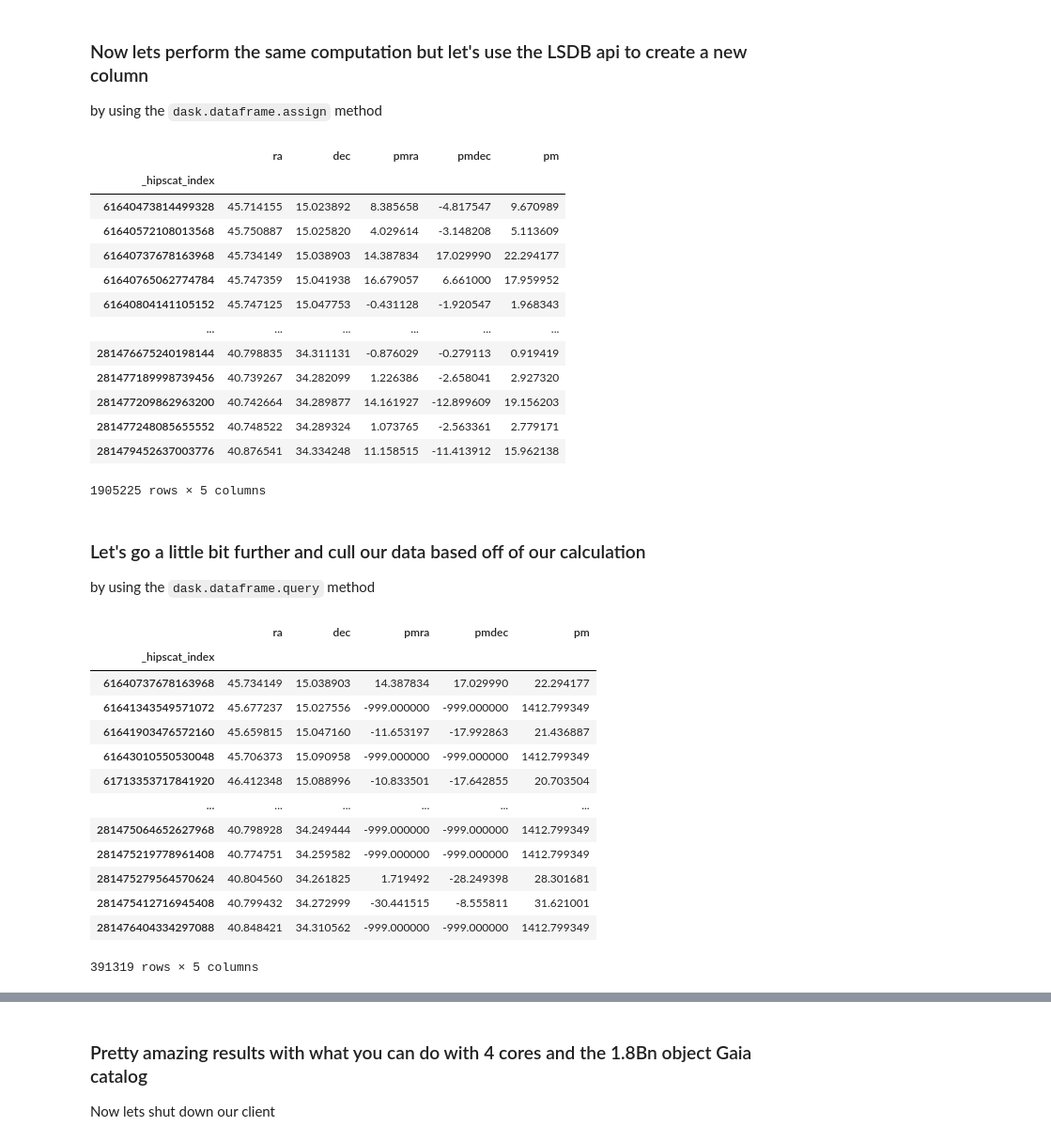
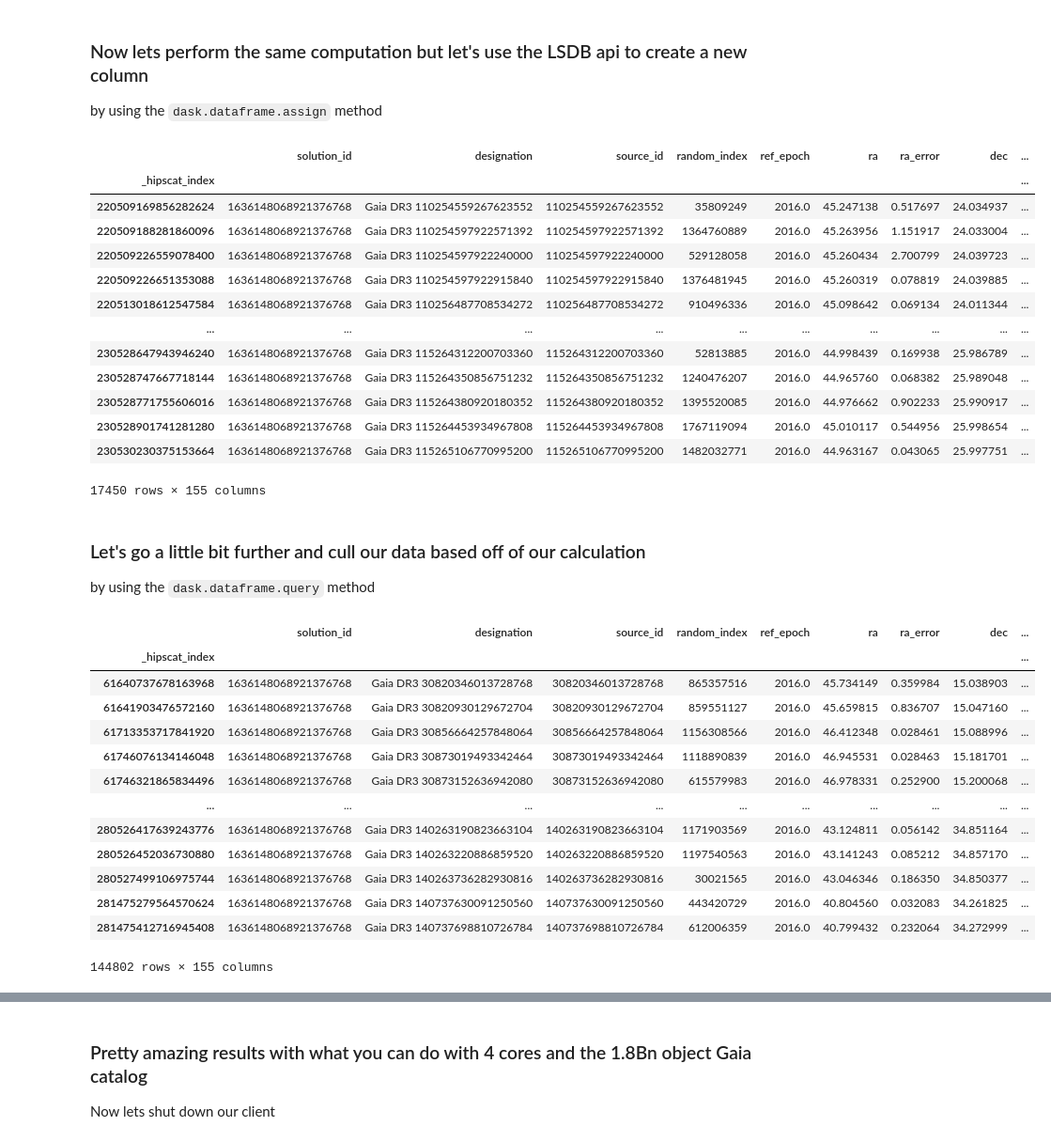
Before and after one commit to swyatt7/ADASS_LSDB_tutorial, a Jupyter notebook: nb/section2.ipynb, the cells around one changed output, grey strips where cells are left out. Shown: that part at 94% size. Drawn from its saved outputs; the diff is of its cells as text; code cells hidden in the pictures.

```diff
--- a/nb/section2.ipynb
+++ b/nb/section2.ipynb
@@ -143,28 +130,28 @@ by using the `dask.dataframe.assign` method
 # %%
 import numpy as np
 
 gaia.cone_search(
     ra=45,
     dec=25,
-    radius=10
+    radius=1
 ).assign(
     pm=lambda x: np.sqrt(x['pmra']**2 + x['pmdec']**2)
 ).compute()
 # %% [output]
-|  | ra | dec | pmra | pmdec | pm |
-| _hipscat_index |  |  |  |  |  |
-| 61640473814499328 | 45.714155 | 15.023892 | 8.385658 | -4.817547 | 9.670989 |
-| 61640572108013568 | 45.750887 | 15.025820 | 4.029614 | -3.148208 | 5.113609 |
-| 61640737678163968 | 45.734149 | 15.038903 | 14.387834 | 17.029990 | 22.294177 |
-| 61640765062774784 | 45.747359 | 15.041938 | 16.679057 | 6.661000 | 17.959952 |
-| 61640804141105152 | 45.747125 | 15.047753 | -0.431128 | -1.920547 | 1.968343 |
-| ... | ... | ... | ... | ... | ... |
-| 281476675240198144 | 40.798835 | 34.311131 | -0.876029 | -0.279113 | 0.919419 |
-| 281477189998739456 | 40.739267 | 34.282099 | 1.226386 | -2.658041 | 2.927320 |
-| 281477209862963200 | 40.742664 | 34.289877 | 14.161927 | -12.899609 | 19.156203 |
-| 281477248085655552 | 40.748522 | 34.289324 | 1.073765 | -2.563361 | 2.779171 |
-| 281479452637003776 | 40.876541 | 34.334248 | 11.158515 | -11.413912 | 15.962138 |
+|  | solution_id | designation | source_id | random_index | ref_epoch | ra | ra_error | dec | ... |
+| _hipscat_index |  |  |  |  |  |  |  |  | ... |
+| 220509169856282624 | 1636148068921376768 | Gaia DR3 110254559267623552 | 110254559267623552 | 35809249 | 2016.0 | 45.247138 | 0.517697 | 24.034937 | ... |
+| 220509188281860096 | 1636148068921376768 | Gaia DR3 110254597922571392 | 110254597922571392 | 1364760889 | 2016.0 | 45.263956 | 1.151917 | 24.033004 | ... |
+| 220509226559078400 | 1636148068921376768 | Gaia DR3 110254597922240000 | 110254597922240000 | 529128058 | 2016.0 | 45.260434 | 2.700799 | 24.039723 | ... |
+| 220509226651353088 | 1636148068921376768 | Gaia DR3 110254597922915840 | 110254597922915840 | 1376481945 | 2016.0 | 45.260319 | 0.078819 | 24.039885 | ... |
+| 220513018612547584 | 1636148068921376768 | Gaia DR3 110256487708534272 | 110256487708534272 | 910496336 | 2016.0 | 45.098642 | 0.069134 | 24.011344 | ... |
+| ... | ... | ... | ... | ... | ... | ... | ... | ... | ... |
+| 230528647943946240 | 1636148068921376768 | Gaia DR3 115264312200703360 | 115264312200703360 | 52813885 | 2016.0 | 44.998439 | 0.169938 | 25.986789 | ... |
+| 230528747667718144 | 1636148068921376768 | Gaia DR3 115264350856751232 | 115264350856751232 | 1240476207 | 2016.0 | 44.965760 | 0.068382 | 25.989048 | ... |
+| 230528771755606016 | 1636148068921376768 | Gaia DR3 115264380920180352 | 115264380920180352 | 1395520085 | 2016.0 | 44.976662 | 0.902233 | 25.990917 | ... |
+| 230528901741281280 | 1636148068921376768 | Gaia DR3 115264453934967808 | 115264453934967808 | 1767119094 | 2016.0 | 45.010117 | 0.544956 | 25.998654 | ... |
+| 230530230375153664 | 1636148068921376768 | Gaia DR3 115265106770995200 | 115265106770995200 | 1482032771 | 2016.0 | 44.963167 | 0.043065 | 25.997751 | ... |
-1905225 rows × 5 columns
+17450 rows × 155 columns
 # %% [markdown]
 ### Let's go a little bit further and cull our data based off of our calculation
 
@@ -173,24 +160,24 @@ by using the `dask.dataframe.query` method
 gaia.cone_search(
     ra=45,
     dec=25,
-    radius=10
+    radius=1
 ).assign(
     pm=lambda x: np.sqrt(x['pmra']**2 + x['pmdec']**2)
 ).query(
     'pm > 20'
 ).compute()
 # %% [output]
-|  | ra | dec | pmra | pmdec | pm |
-| _hipscat_index |  |  |  |  |  |
-| 61640737678163968 | 45.734149 | 15.038903 | 14.387834 | 17.029990 | 22.294177 |
-| 61641343549571072 | 45.677237 | 15.027556 | -999.000000 | -999.000000 | 1412.799349 |
-| 61641903476572160 | 45.659815 | 15.047160 | -11.653197 | -17.992863 | 21.436887 |
-| 61643010550530048 | 45.706373 | 15.090958 | -999.000000 | -999.000000 | 1412.799349 |
-| 61713353717841920 | 46.412348 | 15.088996 | -10.833501 | -17.642855 | 20.703504 |
-| ... | ... | ... | ... | ... | ... |
-| 281475064652627968 | 40.798928 | 34.249444 | -999.000000 | -999.000000 | 1412.799349 |
-| 281475219778961408 | 40.774751 | 34.259582 | -999.000000 | -999.000000 | 1412.799349 |
-| 281475279564570624 | 40.804560 | 34.261825 | 1.719492 | -28.249398 | 28.301681 |
-| 281475412716945408 | 40.799432 | 34.272999 | -30.441515 | -8.555811 | 31.621001 |
-| 281476404334297088 | 40.848421 | 34.310562 | -999.000000 | -999.000000 | 1412.799349 |
+|  | solution_id | designation | source_id | random_index | ref_epoch | ra | ra_error | dec | ... |
+| _hipscat_index |  |  |  |  |  |  |  |  | ... |
+| 61640737678163968 | 1636148068921376768 | Gaia DR3 30820346013728768 | 30820346013728768 | 865357516 | 2016.0 | 45.734149 | 0.359984 | 15.038903 | ... |
+| 61641903476572160 | 1636148068921376768 | Gaia DR3 30820930129672704 | 30820930129672704 | 859551127 | 2016.0 | 45.659815 | 0.836707 | 15.047160 | ... |
+| 61713353717841920 | 1636148068921376768 | Gaia DR3 30856664257848064 | 30856664257848064 | 1156308566 | 2016.0 | 46.412348 | 0.028461 | 15.088996 | ... |
+| 61746076134146048 | 1636148068921376768 | Gaia DR3 30873019493342464 | 30873019493342464 | 1118890839 | 2016.0 | 46.945531 | 0.028463 | 15.181701 | ... |
+| 61746321865834496 | 1636148068921376768 | Gaia DR3 30873152636942080 | 30873152636942080 | 615579983 | 2016.0 | 46.978331 | 0.252900 | 15.200068 | ... |
+| ... | ... | ... | ... | ... | ... | ... | ... | ... | ... |
+| 280526417639243776 | 1636148068921376768 | Gaia DR3 140263190823663104 | 140263190823663104 | 1171903569 | 2016.0 | 43.124811 | 0.056142 | 34.851164 | ... |
+| 280526452036730880 | 1636148068921376768 | Gaia DR3 140263220886859520 | 140263220886859520 | 1197540563 | 2016.0 | 43.141243 | 0.085212 | 34.857170 | ... |
+| 280527499106975744 | 1636148068921376768 | Gaia DR3 140263736282930816 | 140263736282930816 | 30021565 | 2016.0 | 43.046346 | 0.186350 | 34.850377 | ... |
+| 281475279564570624 | 1636148068921376768 | Gaia DR3 140737630091250560 | 140737630091250560 | 443420729 | 2016.0 | 40.804560 | 0.032083 | 34.261825 | ... |
+| 281475412716945408 | 1636148068921376768 | Gaia DR3 140737698810726784 | 140737698810726784 | 612006359 | 2016.0 | 40.799432 | 0.232064 | 34.272999 | ... |
-391319 rows × 5 columns
+144802 rows × 155 columns
```
Also changed, not shown: parts of 14 cells of this notebook, 2 other files.
